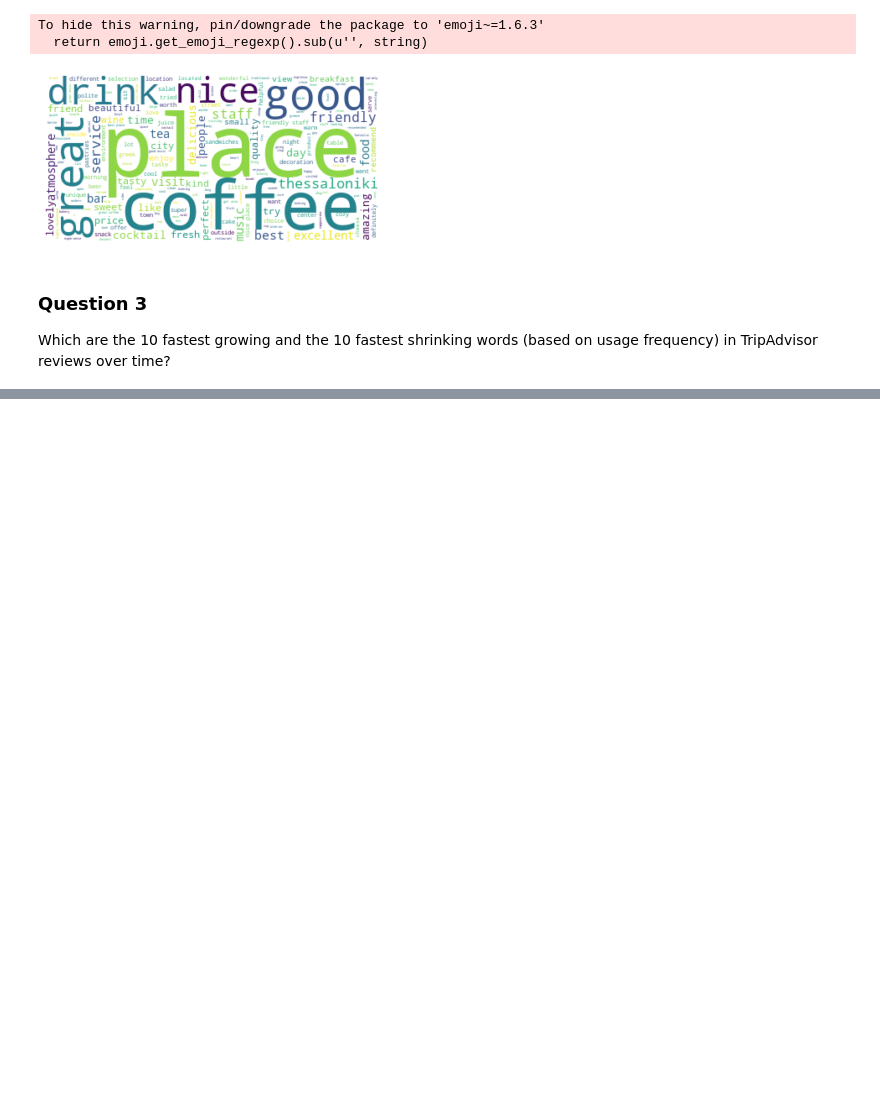
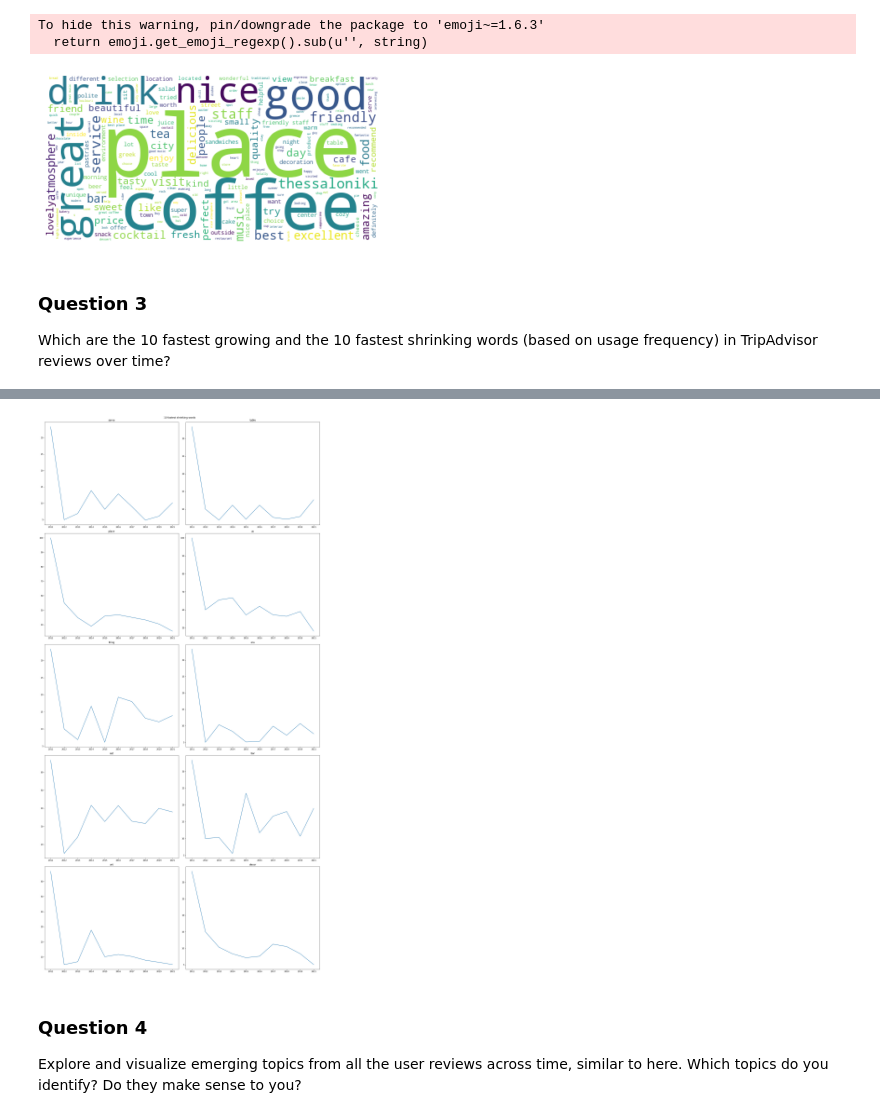
Before and after one commit to MnAppsNet/Web-Scraping-Tutorial, a Jupyter notebook: Basic_Visualizations.ipynb, the cells around one changed output, grey strips where cells are left out. Saved outputs shown, nothing was run; the diff lists cells and outputs as text; code cells hidden in the pictures; blank space fills up the shorter version.

```diff
--- a/Basic_Visualizations.ipynb
+++ b/Basic_Visualizations.ipynb
@@ -340,0 +481,32 @@ frequency) in TripAdvisor reviews over time?
+# %%
+# Plotting fastest shrinking words
+X = ['2011','2012','2013', '2014', '2015', '2016', '2017', '2018', '2019','2021']
+
+# Initialise the subplot function using number of rows and columns
+figure, axis = plt.subplots(5, 2, figsize=(20,40))
+
+i = 0
+for row in fastest_shrinking_table[:5]:
+    Y = row[1:11]
+    axis[i,0].plot(X,Y)
+    axis[i,0].set_title(row[0])
+    i = i+1
+
+i=0
+for row in fastest_shrinking_table[6:12]:
+    Y = row[1:11]
+    axis[i,1].plot(X,Y)
+    axis[i,1].set_title(row[0])
+    i = i+1
+
+figure.suptitle("10 fastest shrinking words")
+figure.tight_layout()
+figure.subplots_adjust(top=0.97)
+# Combine all the operations and display
+plt.show()
+# %% [output]
+[figure, added]
+# %% [markdown]
+<h3> Question 4 </h3>
+Explore and visualize emerging topics from all the user reviews across time, similar
+to here. Which topics do you identify? Do they make sense to you?
```
Also changed, not shown: parts of 15 cells of this notebook, 15 other files.
